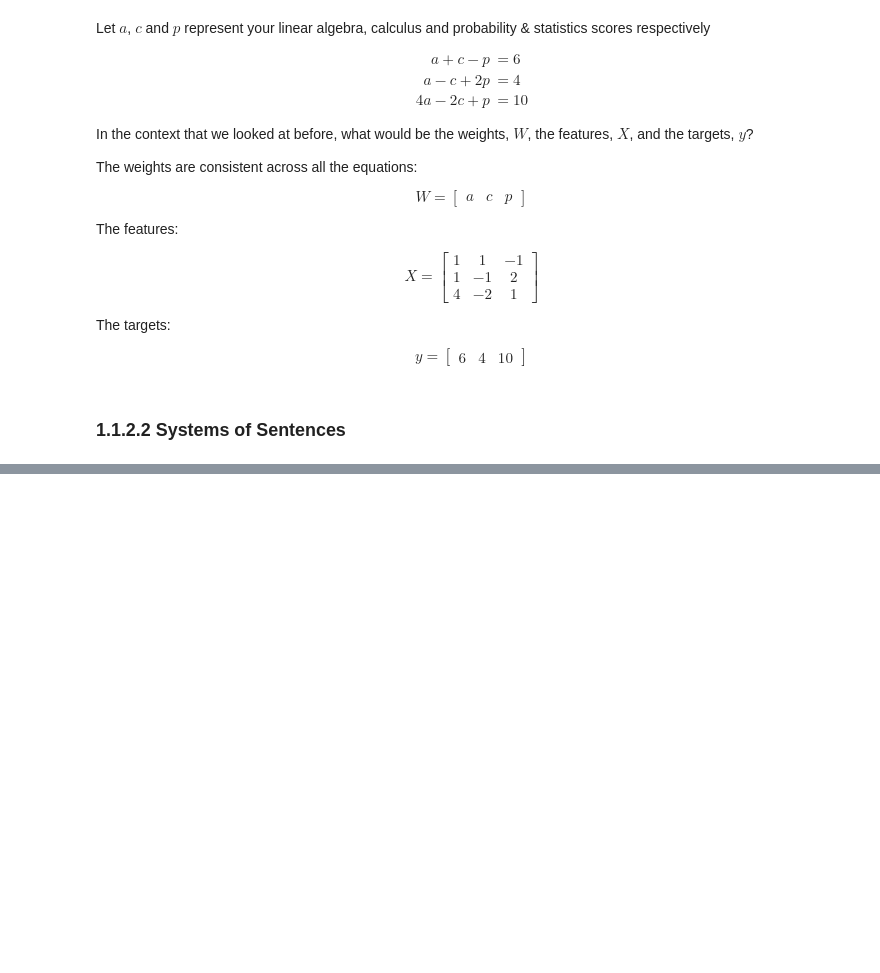
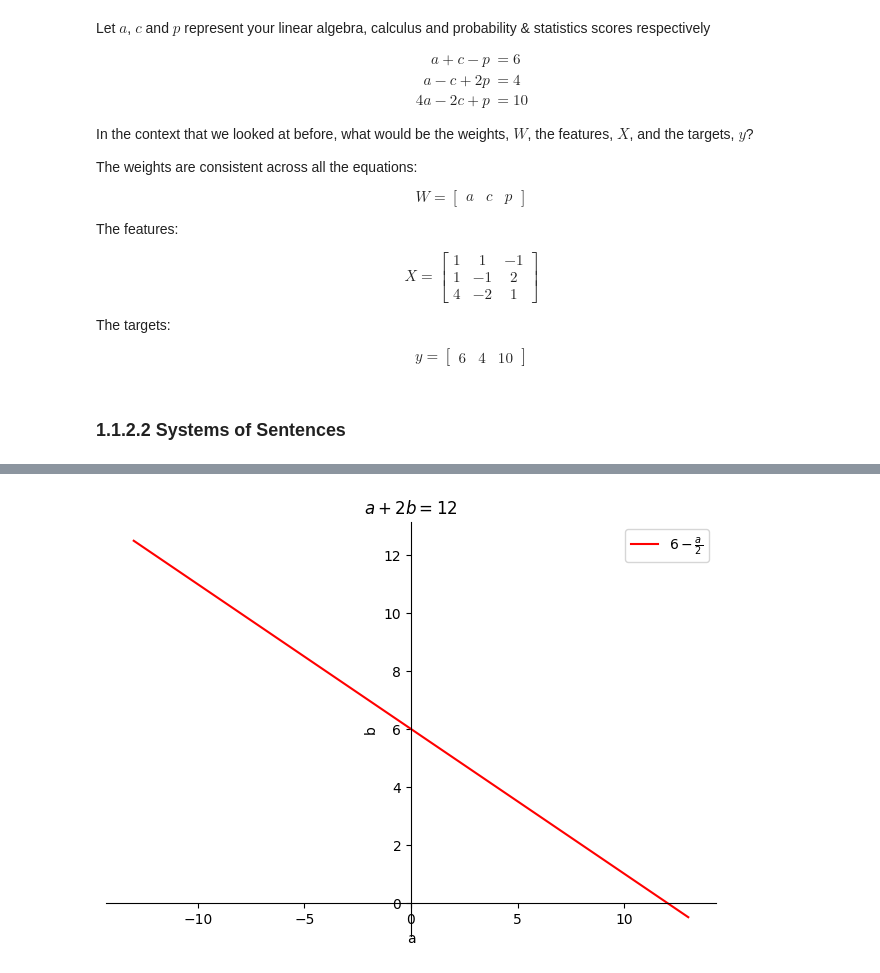
Before and after one commit to PaulToronto/DeepLearning-AI---Mathematics-for-Machine-Learning-and-Data-Science, a Jupyter notebook: 1_1_Systems_of_Linear_Equations.ipynb, the cells around one changed output, grey strips where cells are left out. Saved outputs shown, nothing was run; the diff lists cells and outputs as text; code cells hidden in the pictures; blank space fills up the shorter version.

```diff
--- a/1_1_Systems_of_Linear_Equations.ipynb
+++ b/1_1_Systems_of_Linear_Equations.ipynb
@@ -143,0 +616,15 @@ $$
+# %%
+a = sp.symbols('a')
+f = -sp.Rational(1, 2) * a + 6
+
+
+pl = sp.plotting.plot(-(1/2) * a + 6,
+                      (a, -13, 13),
+                      line_color='red',
+                      title='$a + 2b = 12$',
+                      xlabel='a',
+                      ylabel='b',
+                      label=f'${sp.latex(f)}$',
+                      legend=True)
+# %% [output]
+[figure, added]
```
Also changed, not shown: parts of 106 cells of this notebook.
